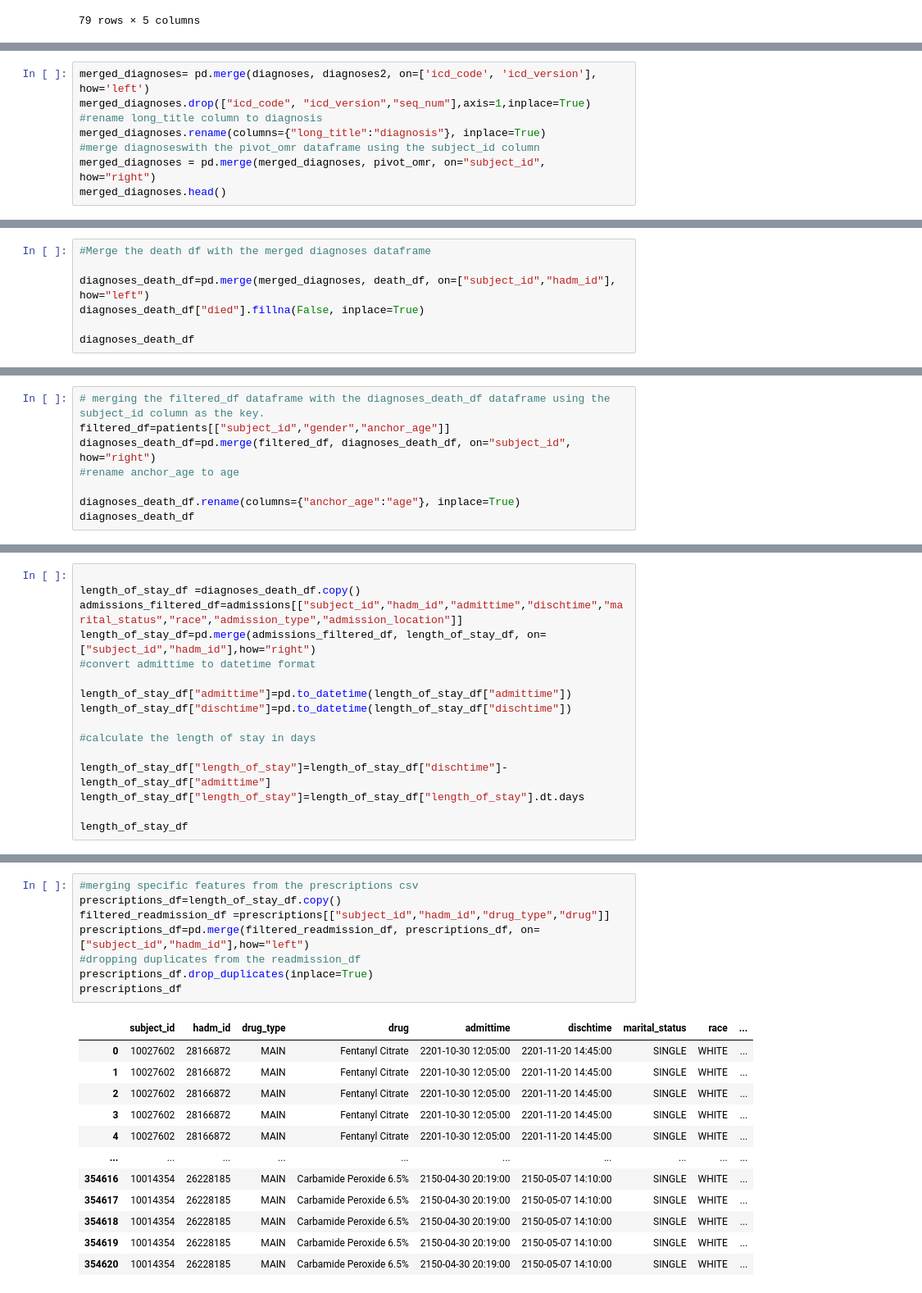
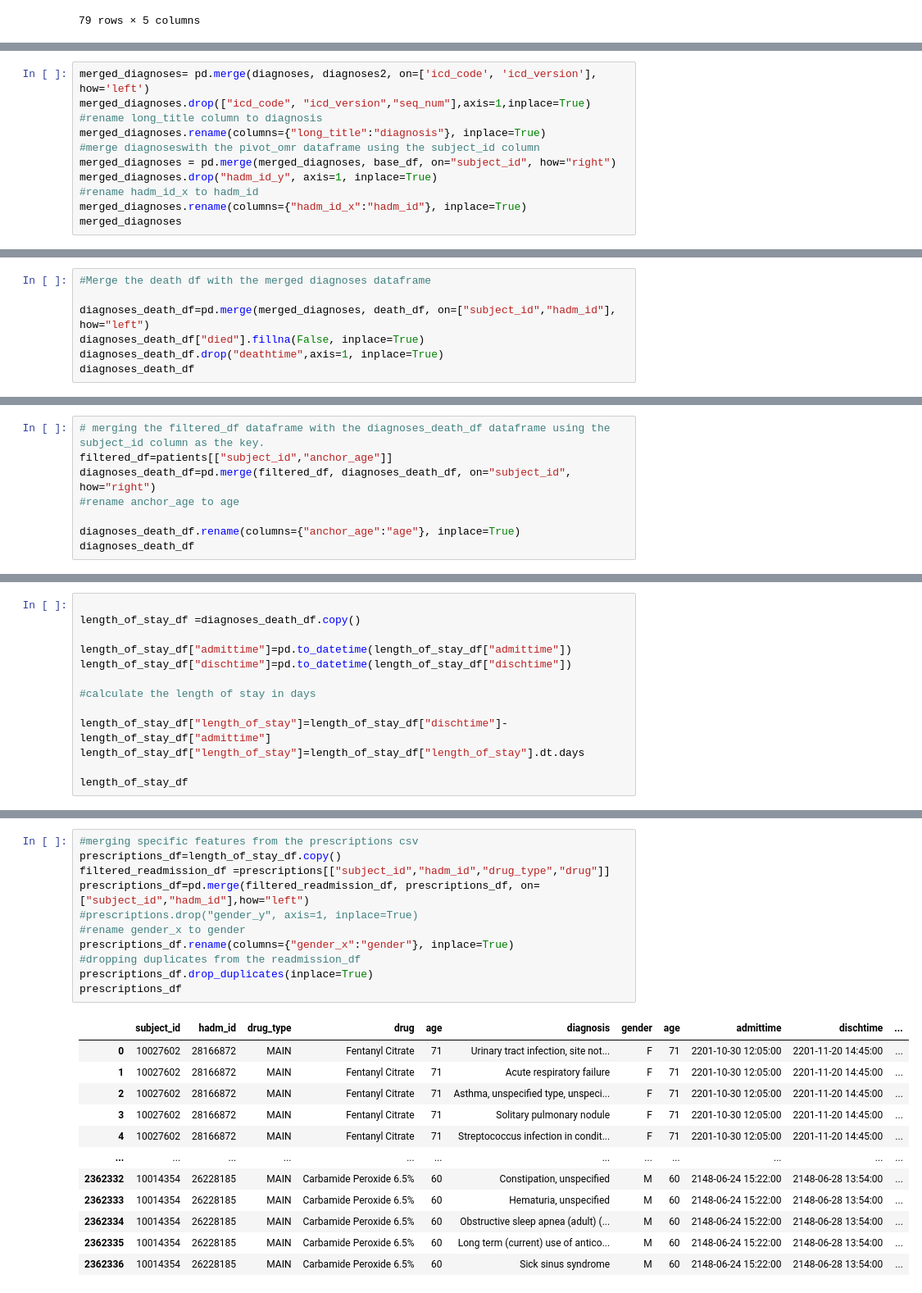
Before and after one commit to bizzfuzz/CHOP-comprehensive-hospital-outcome-prediction-system, a Jupyter notebook: CHOP.ipynb, the cells around one changed output, grey strips where cells are left out. Shown at 82% size. Saved outputs shown, nothing was run; the diff lists cells and outputs as text.

Commit message:
made dataframes eda and model ready

```diff
--- a/CHOP.ipynb
+++ b/CHOP.ipynb
@@ -127,6 +156,9 @@ merged_diagnoses.drop(["icd_code", "icd_version","seq_num"],axis=1,inplace=True)
 #rename long_title column to diagnosis
 merged_diagnoses.rename(columns={"long_title":"diagnosis"}, inplace=True)
 #merge diagnoseswith the pivot_omr dataframe using the subject_id column
-merged_diagnoses = pd.merge(merged_diagnoses, pivot_omr, on="subject_id", how="right")
-merged_diagnoses.head()
+merged_diagnoses = pd.merge(merged_diagnoses, base_df, on="subject_id", how="right")
+merged_diagnoses.drop("hadm_id_y", axis=1, inplace=True)
+#rename hadm_id_x to hadm_id
+merged_diagnoses.rename(columns={"hadm_id_x":"hadm_id"}, inplace=True)
+merged_diagnoses
 # %% [output]
@@ -153,6 +192,6 @@ death_df.head()
 
 diagnoses_death_df=pd.merge(merged_diagnoses, death_df, on=["subject_id","hadm_id"], how="left")
 diagnoses_death_df["died"].fillna(False, inplace=True)
-
+diagnoses_death_df.drop("deathtime",axis=1, inplace=True)
 diagnoses_death_df
 # %% [output]
@@ -172,6 +211,6 @@ diagnoses_death_df
 # %%
 # merging the filtered_df dataframe with the diagnoses_death_df dataframe using the subject_id column as the key.
-filtered_df=patients[["subject_id","gender","anchor_age"]]
+filtered_df=patients[["subject_id","anchor_age"]]
 diagnoses_death_df=pd.merge(filtered_df, diagnoses_death_df, on="subject_id", how="right")
 #rename anchor_age to age
 
@@ -194,9 +233,6 @@ diagnoses_death_df
 # %%
 
 length_of_stay_df =diagnoses_death_df.copy()
-admissions_filtered_df=admissions[["subject_id","hadm_id","admittime","dischtime","marital_status","race","admission_type","admission_location"]]
-length_of_stay_df=pd.merge(admissions_filtered_df, length_of_stay_df, on=["subject_id","hadm_id"],how="right")
-#convert admittime to datetime format
 
 length_of_stay_df["admittime"]=pd.to_datetime(length_of_stay_df["admittime"])
 length_of_stay_df["dischtime"]=pd.to_datetime(length_of_stay_df["dischtime"])
@@ -224,21 +260,24 @@ length_of_stay_df
 # %%
 #merging specific features from the prescriptions csv
 prescriptions_df=length_of_stay_df.copy()
 filtered_readmission_df =prescriptions[["subject_id","hadm_id","drug_type","drug"]]
 prescriptions_df=pd.merge(filtered_readmission_df, prescriptions_df, on=["subject_id","hadm_id"],how="left")
+#prescriptions.drop("gender_y", axis=1, inplace=True)
+#rename gender_x to gender
+prescriptions_df.rename(columns={"gender_x":"gender"}, inplace=True)
 #dropping duplicates from the readmission_df
 prescriptions_df.drop_duplicates(inplace=True)
 prescriptions_df
 # %% [output]
-|  | subject_id | hadm_id | drug_type | drug | admittime | dischtime | marital_status | race | ... |
-| 0 | 10027602 | 28166872 | MAIN | Fentanyl Citrate | 2201-10-30 12:05:00 | 2201-11-20 14:45:00 | SINGLE | WHITE | ... |
-| 1 | 10027602 | 28166872 | MAIN | Fentanyl Citrate | 2201-10-30 12:05:00 | 2201-11-20 14:45:00 | SINGLE | WHITE | ... |
-| 2 | 10027602 | 28166872 | MAIN | Fentanyl Citrate | 2201-10-30 12:05:00 | 2201-11-20 14:45:00 | SINGLE | WHITE | ... |
-| 3 | 10027602 | 28166872 | MAIN | Fentanyl Citrate | 2201-10-30 12:05:00 | 2201-11-20 14:45:00 | SINGLE | WHITE | ... |
-| 4 | 10027602 | 28166872 | MAIN | Fentanyl Citrate | 2201-10-30 12:05:00 | 2201-11-20 14:45:00 | SINGLE | WHITE | ... |
-| ... | ... | ... | ... | ... | ... | ... | ... | ... | ... |
-| 354616 | 10014354 | 26228185 | MAIN | Carbamide Peroxide 6.5% | 2150-04-30 20:19:00 | 2150-05-07 14:10:00 | SINGLE | WHITE | ... |
-| 354617 | 10014354 | 26228185 | MAIN | Carbamide Peroxide 6.5% | 2150-04-30 20:19:00 | 2150-05-07 14:10:00 | SINGLE | WHITE | ... |
-| 354618 | 10014354 | 26228185 | MAIN | Carbamide Peroxide 6.5% | 2150-04-30 20:19:00 | 2150-05-07 14:10:00 | SINGLE | WHITE | ... |
-| 354619 | 10014354 | 26228185 | MAIN | Carbamide Peroxide 6.5% | 2150-04-30 20:19:00 | 2150-05-07 14:10:00 | SINGLE | WHITE | ... |
-| 354620 | 10014354 | 26228185 | MAIN | Carbamide Peroxide 6.5% | 2150-04-30 20:19:00 | 2150-05-07 14:10:00 | SINGLE | WHITE | ... |
+|  | subject_id | hadm_id | drug_type | drug | age | diagnosis | gender | age | admittime | dischtime | ... |
+| 0 | 10027602 | 28166872 | MAIN | Fentanyl Citrate | 71 | Urinary tract infection, site not... | F | 71 | 2201-10-30 12:05:00 | 2201-11-20 14:45:00 | ... |
+| 1 | 10027602 | 28166872 | MAIN | Fentanyl Citrate | 71 | Acute respiratory failure | F | 71 | 2201-10-30 12:05:00 | 2201-11-20 14:45:00 | ... |
+| 2 | 10027602 | 28166872 | MAIN | Fentanyl Citrate | 71 | Asthma, unspecified type, unspeci... | F | 71 | 2201-10-30 12:05:00 | 2201-11-20 14:45:00 | ... |
+| 3 | 10027602 | 28166872 | MAIN | Fentanyl Citrate | 71 | Solitary pulmonary nodule | F | 71 | 2201-10-30 12:05:00 | 2201-11-20 14:45:00 | ... |
+| 4 | 10027602 | 28166872 | MAIN | Fentanyl Citrate | 71 | Streptococcus infection in condit... | F | 71 | 2201-10-30 12:05:00 | 2201-11-20 14:45:00 | ... |
+| ... | ... | ... | ... | ... | ... | ... | ... | ... | ... | ... | ... |
+| 2362332 | 10014354 | 26228185 | MAIN | Carbamide Peroxide 6.5% | 60 | Constipation, unspecified | M | 60 | 2148-06-24 15:22:00 | 2148-06-28 13:54:00 | ... |
+| 2362333 | 10014354 | 26228185 | MAIN | Carbamide Peroxide 6.5% | 60 | Hematuria, unspecified | M | 60 | 2148-06-24 15:22:00 | 2148-06-28 13:54:00 | ... |
+| 2362334 | 10014354 | 26228185 | MAIN | Carbamide Peroxide 6.5% | 60 | Obstructive sleep apnea (adult) (... | M | 60 | 2148-06-24 15:22:00 | 2148-06-28 13:54:00 | ... |
+| 2362335 | 10014354 | 26228185 | MAIN | Carbamide Peroxide 6.5% | 60 | Long term (current) use of antico... | M | 60 | 2148-06-24 15:22:00 | 2148-06-28 13:54:00 | ... |
+| 2362336 | 10014354 | 26228185 | MAIN | Carbamide Peroxide 6.5% | 60 | Sick sinus syndrome | M | 60 | 2148-06-24 15:22:00 | 2148-06-28 13:54:00 | ... |
```
Also changed, not shown: parts of 11 cells of this notebook.
